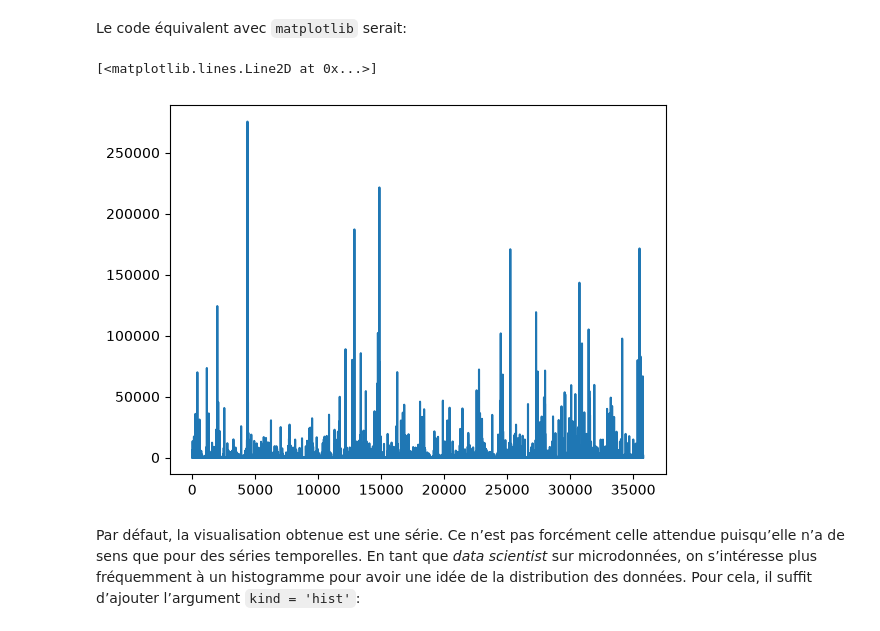
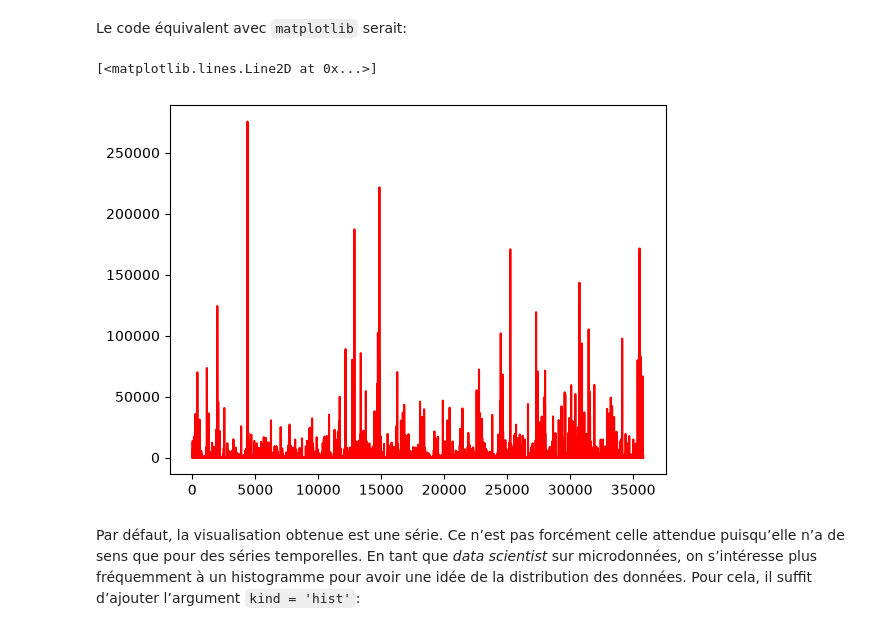
Before and after one commit to dchitorog/test-cadavre-exquis, a Jupyter notebook: notebook.ipynb, the cells around one changed output. Drawn from its saved outputs; the diff is of its cells as text; code cells hidden in the pictures.

```diff
--- a/notebook.ipynb
+++ b/notebook.ipynb
@@ -1293,10 +1295,10 @@ df['Déchets'].plot()
 Le code équivalent avec `matplotlib` serait:
 # %%
 import matplotlib.pyplot as plt
-plt.plot(df.index, df['Déchets'])
+plt.plot(df.index, df['Déchets'],color="red")
 # %% [output]
 [<matplotlib.lines.Line2D at 0x...>]
-[figure, old version]
+[figure, new version]
 # %% [markdown]
 Par défaut, la visualisation obtenue est une série. Ce n’est
 pas forcément celle attendue puisqu’elle n’a de sens que pour des séries temporelles. En tant que *data scientist* sur microdonnées, on s’intéresse plus fréquemment à un histogramme pour avoir une idée de la distribution des données.
```
Also changed, not shown: parts of 7 cells of this notebook.
